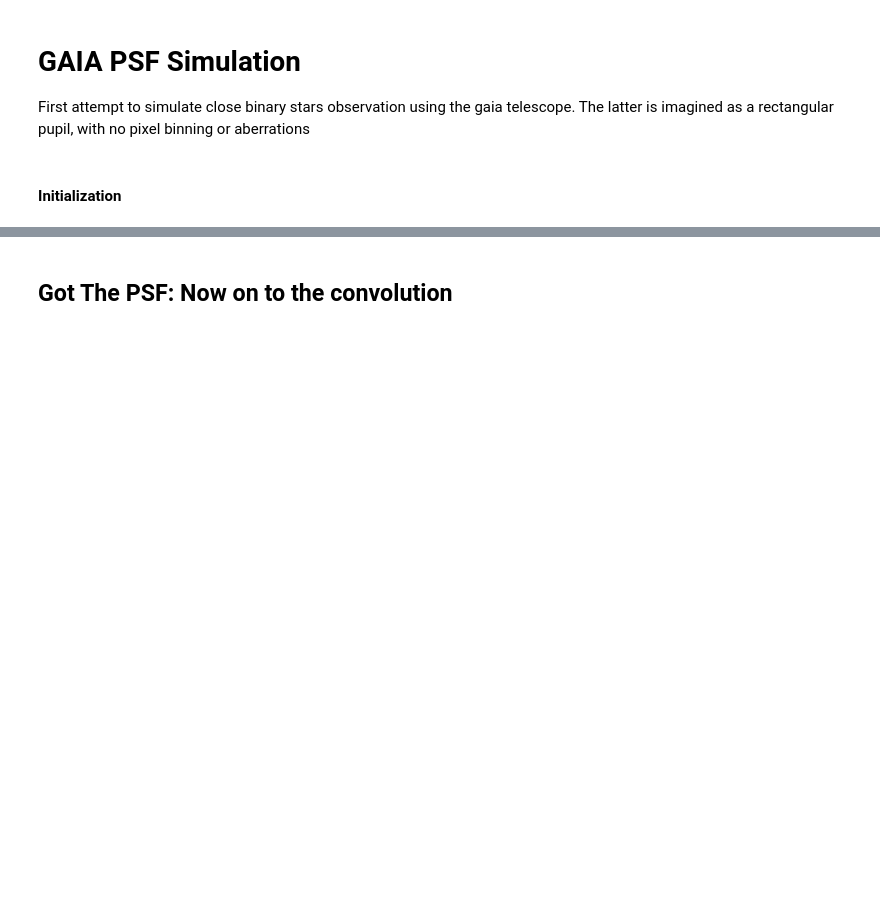
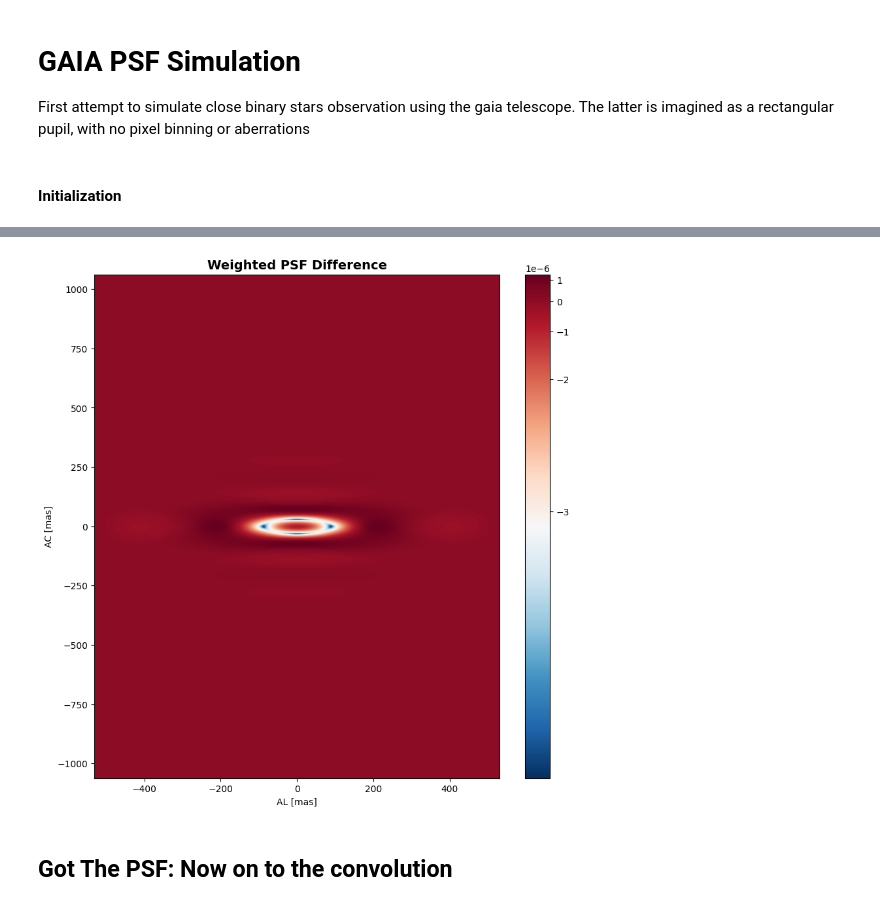
Before and after one commit to pietroferraiuolo/BINCAT, a Jupyter notebook: scripts/01-psf-simulation.ipynb, the cells around one changed output, grey strips where cells are left out. Drawn from its saved outputs; the diff is of its cells as text; code cells hidden in the pictures; blank space fills up the shorter version.

```diff
--- a/scripts/01-psf-simulation.ipynb
+++ b/scripts/01-psf-simulation.ipynb
@@ -50,0 +59,2 @@ psf[0].writeto("data/simulations/PSFs/20250923_3_gaia_psf_T.fits", overwrite=Tru
+# %%
+psf2, wf2 = telescope.calc_psf(progressbar=True, return_final=True, wavelength=Gpb['lambda'])
@@ -51,3 +70,7 @@ psf[0].writeto("data/simulations/PSFs/20250923_3_gaia_psf_T.fits", overwrite=Tru
+# %%
+bs.display_psf(psf2[0].data - psf[0].data, '2d', aspect='auto', figsize=(10,10), title="Weighted PSF Difference", cmap='RdBu_r')
+# %% [output]
+[figure, added]
 # %% [markdown]
 ## Got The PSF: Now on to the convolution
 # %% [markdown]
```
Also changed, not shown: parts of 8 cells of this notebook, 12 other files.
